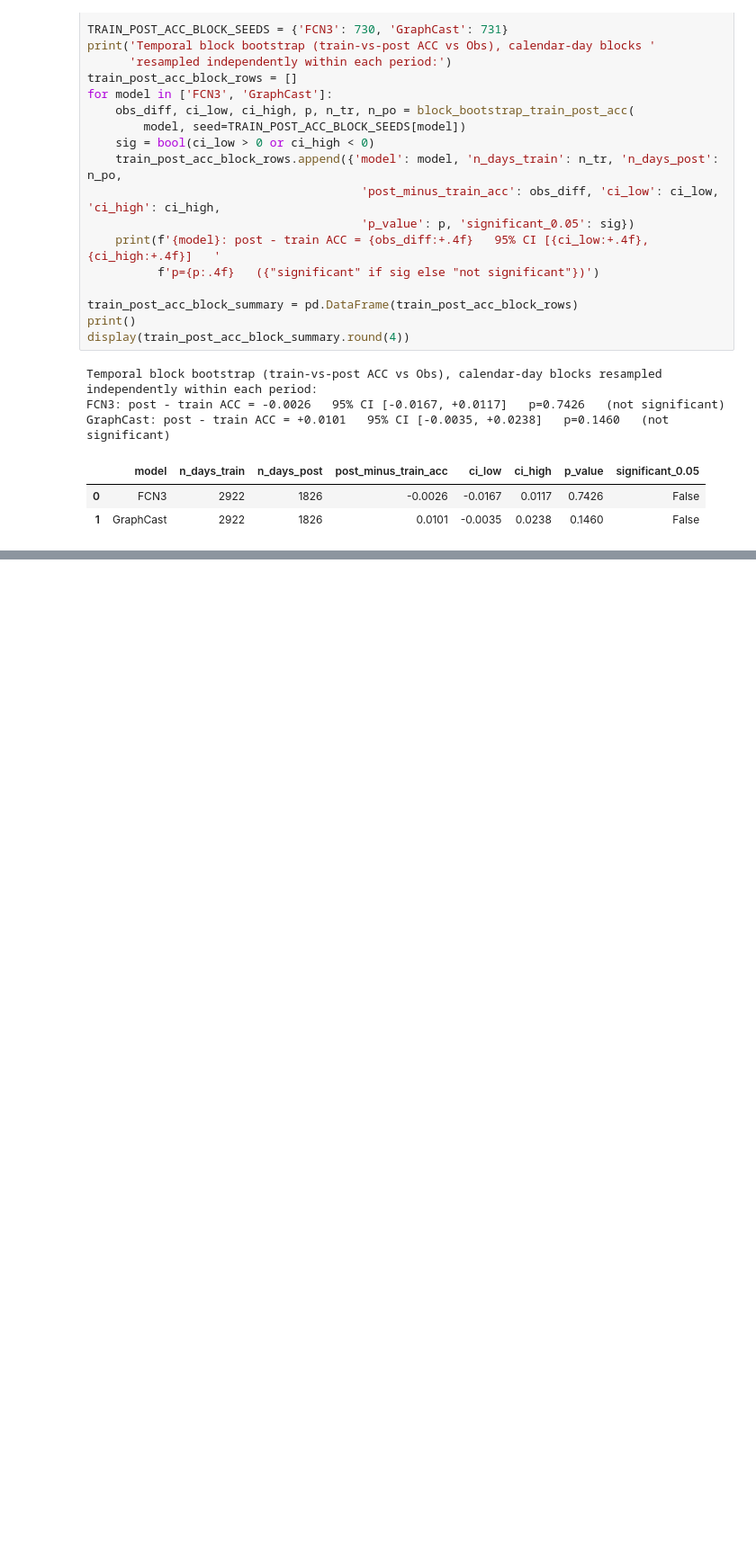
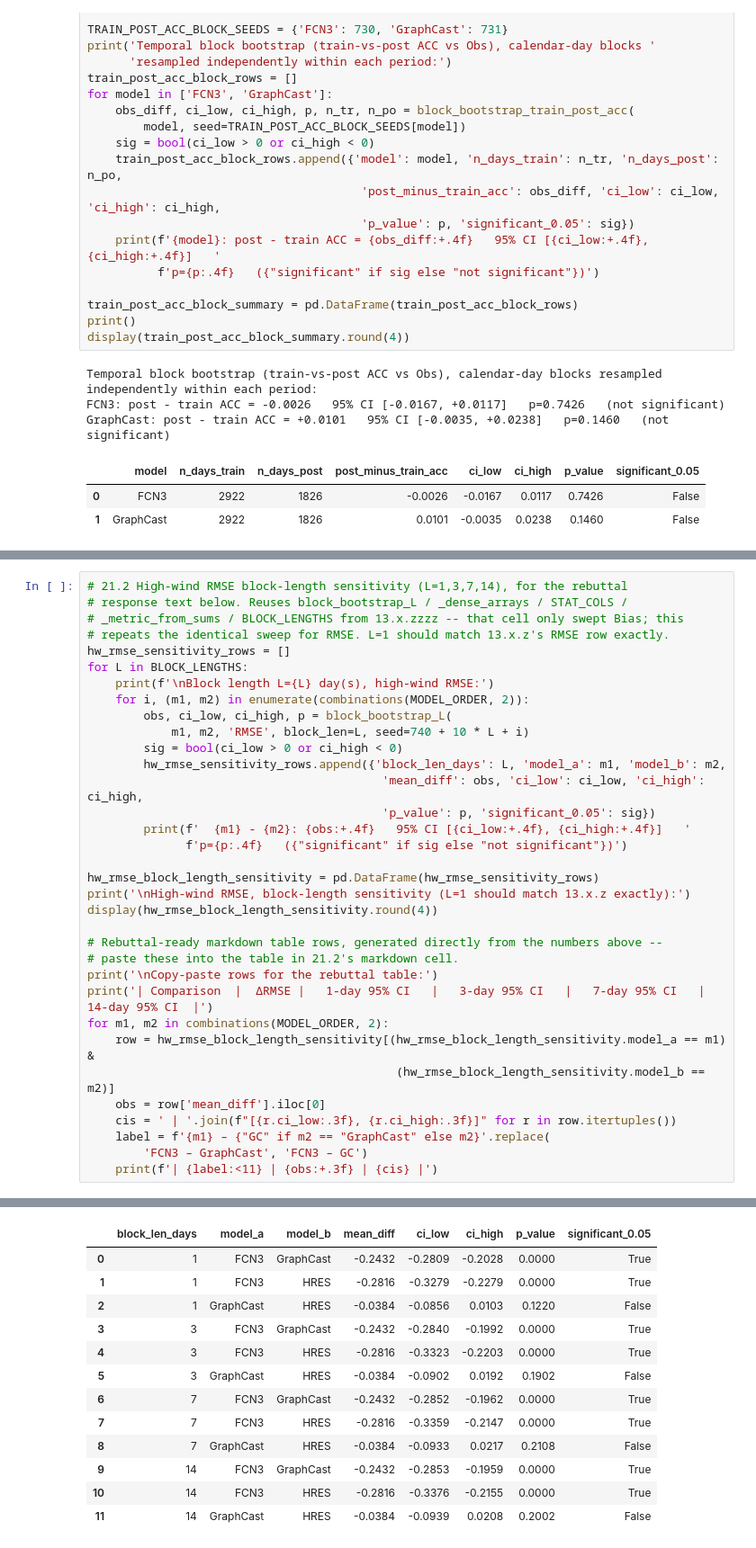
Before and after one commit to chensy618/WF-experiments, a Jupyter notebook: experiments/notebooks/rebuttal_model_comparison_analysis_72h_interpolate.ipynb, the cells around one changed output, grey strips where cells are left out. Shown at 90% size. Cells and saved outputs as stored; diff of their text form; blank space fills up the shorter version.

Commit message:
update rebuttal!

```diff
--- a/experiments/notebooks/rebuttal_model_comparison_analysis_72h_interpolate.ipynb
+++ b/experiments/notebooks/rebuttal_model_comparison_analysis_72h_interpolate.ipynb
@@ -2890,0 +2933,35 @@ GraphCast: post - train ACC = +0.0101   95% CI [-0.0035, +0.0238]   p=0.1460   (
+# %%
+# 21.2 High-wind RMSE block-length sensitivity (L=1,3,7,14), for the rebuttal
+# response text below. Reuses block_bootstrap_L / _dense_arrays / STAT_COLS /
+# _metric_from_sums / BLOCK_LENGTHS from 13.x.zzzz -- that cell only swept Bias; this
+# repeats the identical sweep for RMSE. L=1 should match 13.x.z's RMSE row exactly.
+hw_rmse_sensitivity_rows = []
+for L in BLOCK_LENGTHS:
+    print(f'\nBlock length L={L} day(s), high-wind RMSE:')
+    for i, (m1, m2) in enumerate(combinations(MODEL_ORDER, 2)):
+        obs, ci_low, ci_high, p = block_bootstrap_L(
+            m1, m2, 'RMSE', block_len=L, seed=740 + 10 * L + i)
+        sig = bool(ci_low > 0 or ci_high < 0)
+        hw_rmse_sensitivity_rows.append({'block_len_days': L, 'model_a': m1, 'model_b': m2,
+                                          'mean_diff': obs, 'ci_low': ci_low, 'ci_high': ci_high,
+                                          'p_value': p, 'significant_0.05': sig})
+        print(f'  {m1} - {m2}: {obs:+.4f}   95% CI [{ci_low:+.4f}, {ci_high:+.4f}]   '
+              f'p={p:.4f}   ({"significant" if sig else "not significant"})')
+
+hw_rmse_block_length_sensitivity = pd.DataFrame(hw_rmse_sensitivity_rows)
+print('\nHigh-wind RMSE, block-length sensitivity (L=1 should match 13.x.z exactly):')
+display(hw_rmse_block_length_sensitivity.round(4))
+
+# Rebuttal-ready markdown table rows, generated directly from the numbers above --
+# paste these into the table in 21.2's markdown cell.
+print('\nCopy-paste rows for the rebuttal table:')
+print('| Comparison  |  ΔRMSE |   1-day 95% CI   |   3-day 95% CI   |   7-day 95% CI   |  14-day 95% CI  |')
+for m1, m2 in combinations(MODEL_ORDER, 2):
+    row = hw_rmse_block_length_sensitivity[(hw_rmse_block_length_sensitivity.model_a == m1) &
+                                            (hw_rmse_block_length_sensitivity.model_b == m2)]
+    obs = row['mean_diff'].iloc[0]
+    cis = ' | '.join(f"[{r.ci_low:.3f}, {r.ci_high:.3f}]" for r in row.itertuples())
+    label = f'{m1} – {"GC" if m2 == "GraphCast" else m2}'.replace(
+        'FCN3 – GraphCast', 'FCN3 – GC')
+    print(f'| {label:<11} | {obs:+.3f} | {cis} |')
+# %% [output]
@@ -2890,0 +2985,13 @@ GraphCast: post - train ACC = +0.0101   95% CI [-0.0035, +0.0238]   p=0.1460   (
+|  | block_len_days | model_a | model_b | mean_diff | ci_low | ci_high | p_value | significant_0.05 |
+| 0 | 1 | FCN3 | GraphCast | -0.2432 | -0.2809 | -0.2028 | 0.0000 | True |
+| 1 | 1 | FCN3 | HRES | -0.2816 | -0.3279 | -0.2279 | 0.0000 | True |
+| 2 | 1 | GraphCast | HRES | -0.0384 | -0.0856 | 0.0103 | 0.1220 | False |
+| 3 | 3 | FCN3 | GraphCast | -0.2432 | -0.2840 | -0.1992 | 0.0000 | True |
+| 4 | 3 | FCN3 | HRES | -0.2816 | -0.3323 | -0.2203 | 0.0000 | True |
+| 5 | 3 | GraphCast | HRES | -0.0384 | -0.0902 | 0.0192 | 0.1902 | False |
+| 6 | 7 | FCN3 | GraphCast | -0.2432 | -0.2852 | -0.1962 | 0.0000 | True |
+| 7 | 7 | FCN3 | HRES | -0.2816 | -0.3359 | -0.2147 | 0.0000 | True |
+| 8 | 7 | GraphCast | HRES | -0.0384 | -0.0933 | 0.0217 | 0.2108 | False |
+| 9 | 14 | FCN3 | GraphCast | -0.2432 | -0.2853 | -0.1959 | 0.0000 | True |
+| 10 | 14 | FCN3 | HRES | -0.2816 | -0.3376 | -0.2155 | 0.0000 | True |
+| 11 | 14 | GraphCast | HRES | -0.0384 | -0.0939 | 0.0208 | 0.2002 | False |
```
Also changed, not shown: parts of 12 cells of this notebook.
